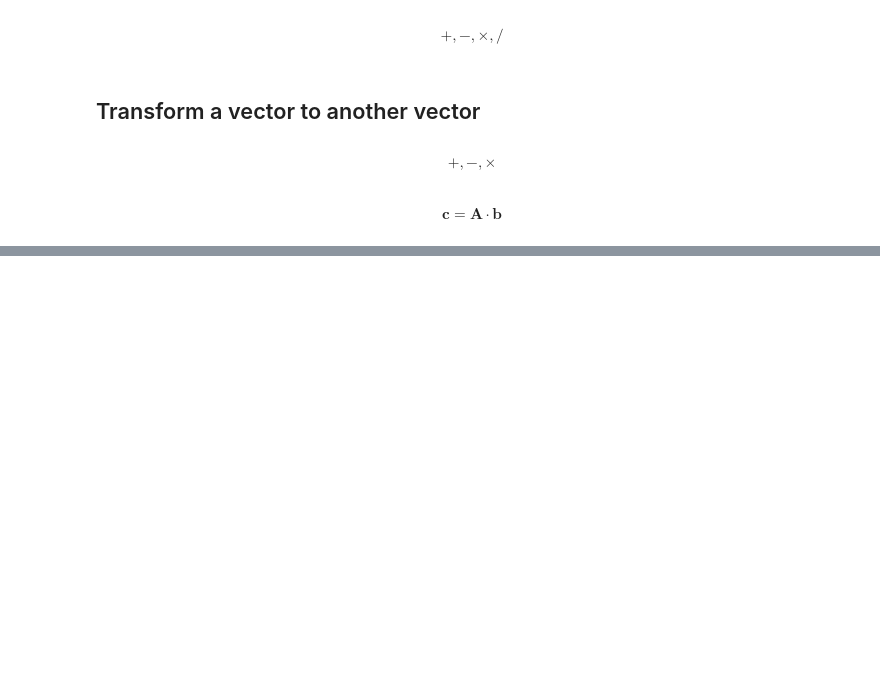
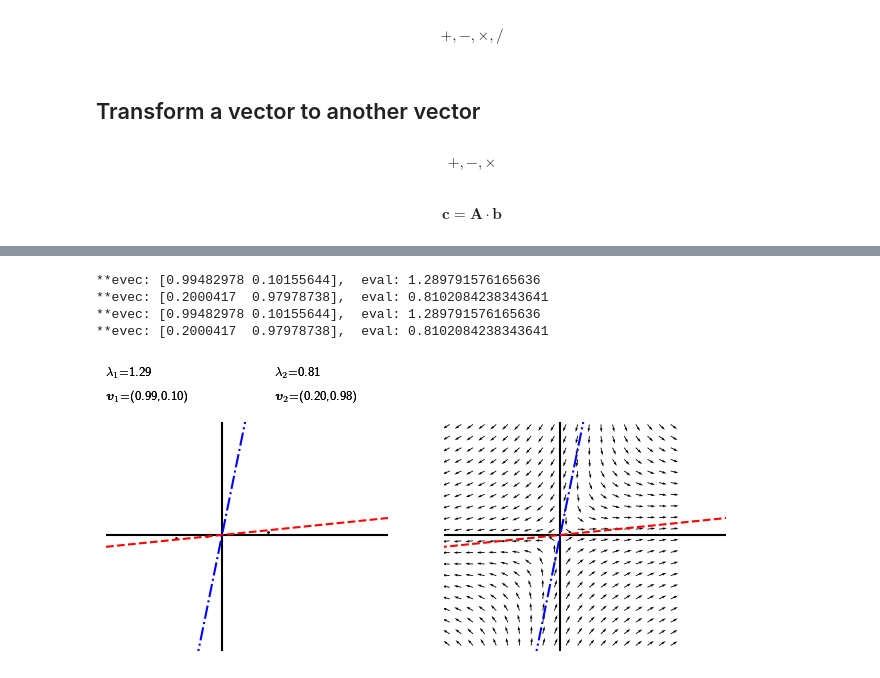
Before and after one commit to youngung/youngung.github.io, a Jupyter notebook: _ipynb/data_mse/06w_eigenvalue.ipynb, the cells around one changed output, grey strips where cells are left out. Cells and saved outputs as stored; diff of their text form; code cells hidden in the pictures; blank space fills up the shorter version.

```diff
--- a/_ipynb/data_mse/06w_eigenvalue.ipynb
+++ b/_ipynb/data_mse/06w_eigenvalue.ipynb
@@ -288,0 +504,16 @@ if True:
+# %%
+A=np.zeros((2,2))
+A[0,:]=1.3, -0.1
+A[1,:]=0.05, 0.8
+dst=tempfile.mkdtemp()
+map_eigen(A=A,ipos=False,dst=dst,nres=20,span=10,nsteps=20,**kws)
+fnout=f'eigen_flow2.gif'
+gen_gif(dst,rate=5,fout=fnout)
+shutil.copy(fnout,os.path.join(path2save,fnout))
+!open {fnout}
+# %% [output]
+**evec: [0.99482978 0.10155644],  eval: 1.289791576165636
+**evec: [0.2000417  0.97978738],  eval: 0.8102084238343641
+**evec: [0.99482978 0.10155644],  eval: 1.289791576165636
+**evec: [0.2000417  0.97978738],  eval: 0.8102084238343641
+[figure, added]
```
Also changed, not shown: parts of 19 cells of this notebook, 5 other files.
